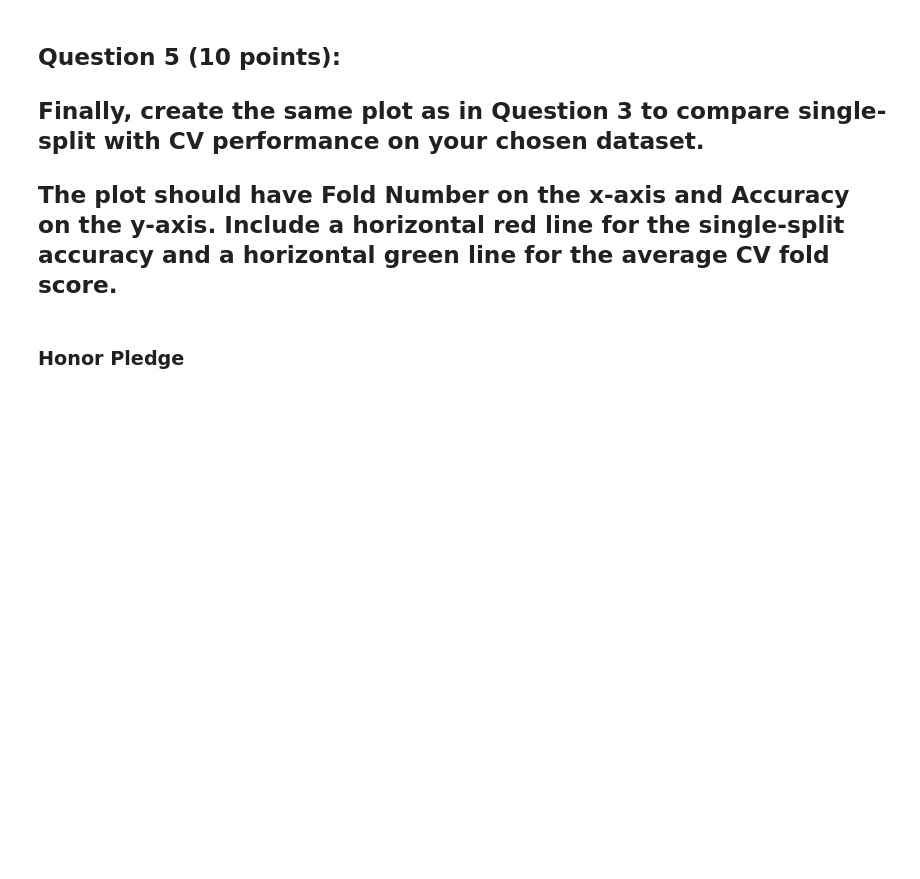
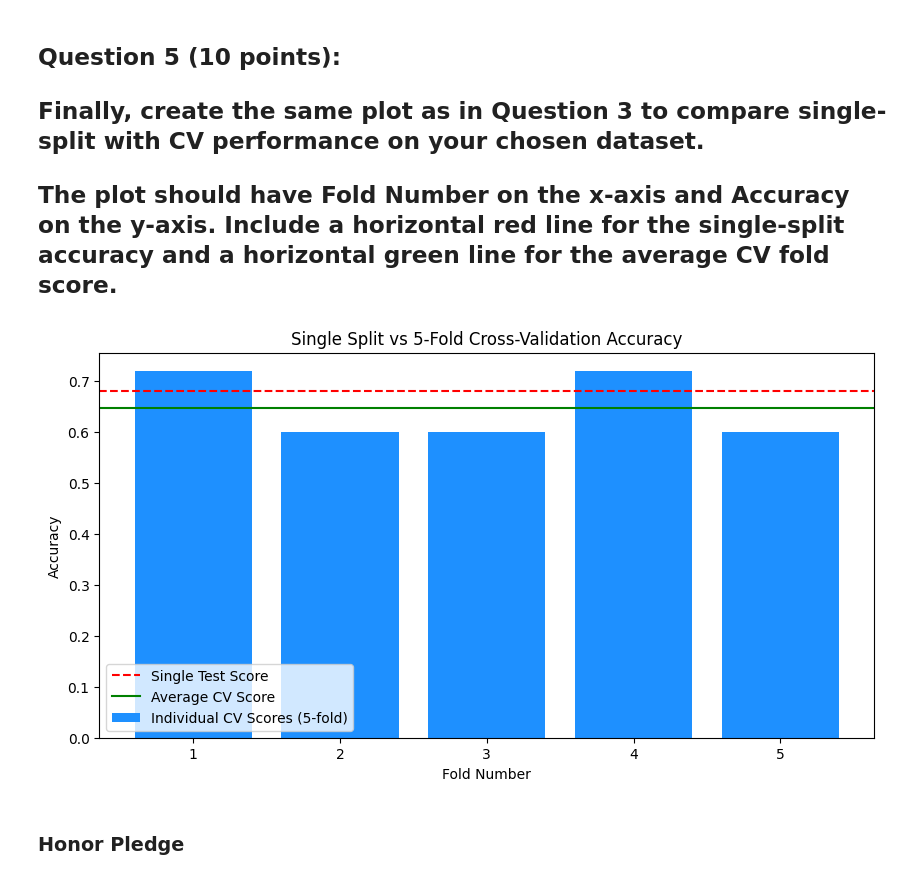
Before and after one commit to tracyhua2/DS3001, a Jupyter notebook: Labs/Lab_2_Machine_Learning_Evaluation.ipynb, the cells around one changed output. Saved outputs shown, nothing was run; the diff lists cells and outputs as text; code cells hidden in the pictures; blank space fills up the shorter version.

```diff
--- a/Labs/Lab_2_Machine_Learning_Evaluation.ipynb
+++ b/Labs/Lab_2_Machine_Learning_Evaluation.ipynb
@@ -479,3 +553,17 @@ Write a minimum of 2 sentences.
 ## Implement 5-fold cross-validation on a dataset of your choice. Complete any necessary preprocessing (you may reuse the dataset from Part 1).
 
 ## Implement a train-test split and instantiate a classification model of your choice. Call predict on (evaluate) both a single-split and 5-fold CV model.
+# %%
+X = clean_df.drop(columns=['Gender'])
+y = clean_df['Gender']
+
+X_train, X_test, y_train, y_test = train_test_split(X, y, test_size=0.2, random_state=42)
+# %%
+model = KNeighborsClassifier(n_neighbors=3)
+model.fit(X_train, y_train)
+y_pred_single = model.predict(X_test)
+accuracy_single = accuracy_score(y_test, y_pred_single)
+# %%
+cv_5_scores = cross_val_score(model, X, y, cv=5)
+accuracy_cv_5 = np.mean(cv_5_scores)
+accuracy_cv_5
@@ -484,6 +574,20 @@ Write a minimum of 2 sentences.
 ## Finally, create the same plot as in Question 3 to compare single-split with CV performance on your chosen dataset.
 
 ## The plot should have Fold Number on the x-axis and Accuracy on the y-axis. Include a horizontal red line for the single-split accuracy and a horizontal green line for the average CV fold score.
+# %%
+plt.figure(figsize=(10, 5))
+x_range = np.arange(1, len(cv_5_scores) + 1)
+plt.bar(x_range, cv_5_scores, color='dodgerblue', label='Individual CV Scores (5-fold)')
+plt.axhline(y=accuracy_single, color='r', linestyle='--', label='Single Test Score')
+plt.axhline(y=accuracy_cv_5, color='g', linestyle='-', label='Average CV Score')
+plt.xlabel('Fold Number')
+plt.ylabel('Accuracy')
+plt.title('Single Split vs 5-Fold Cross-Validation Accuracy')
+plt.xticks(x_range)
+plt.legend()
+plt.show()
+# %% [output]
+[figure, added]
 # %% [markdown]
 ### Honor Pledge
 # %% [markdown]
```
Also changed, not shown: parts of 9 cells of this notebook.
